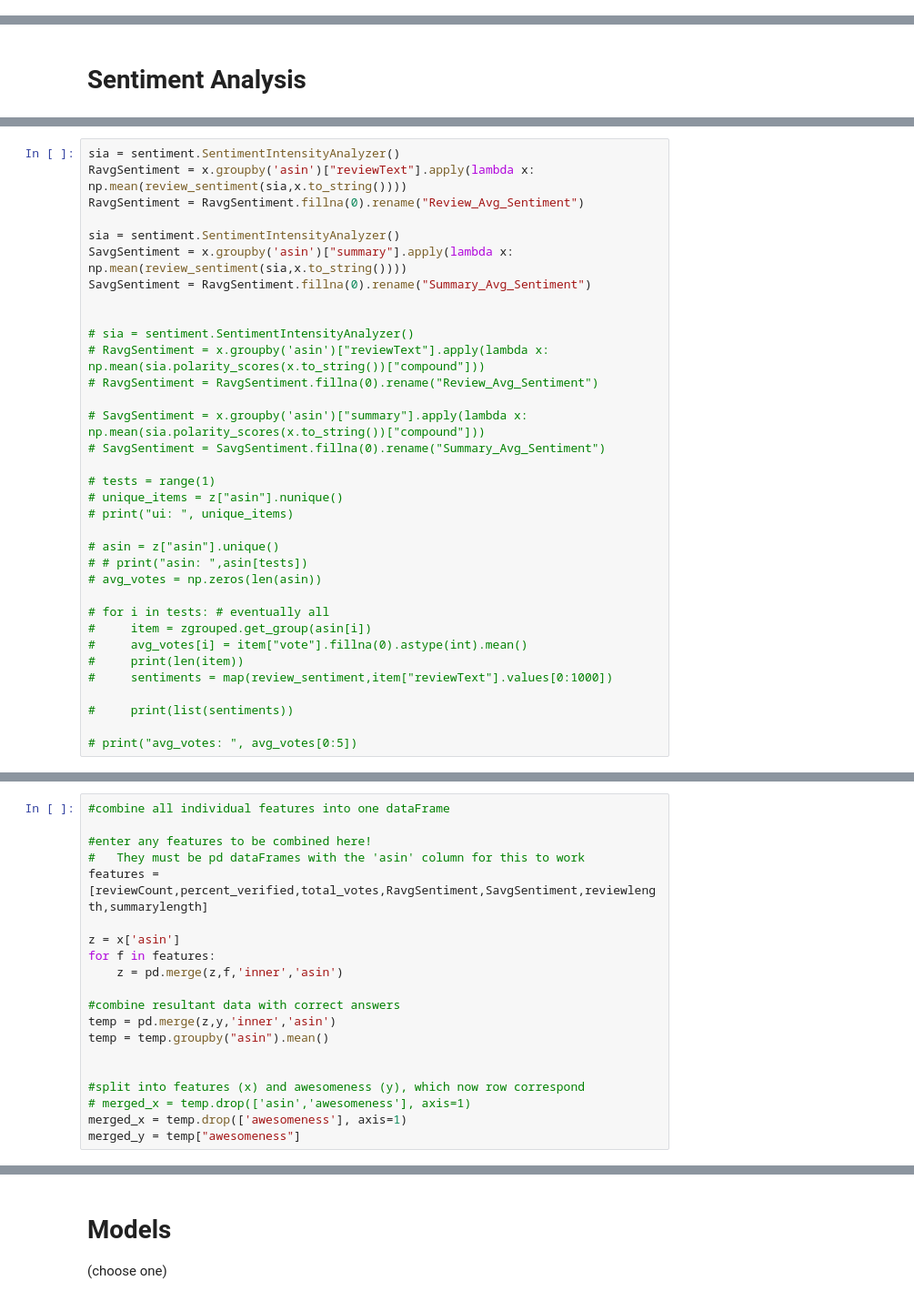
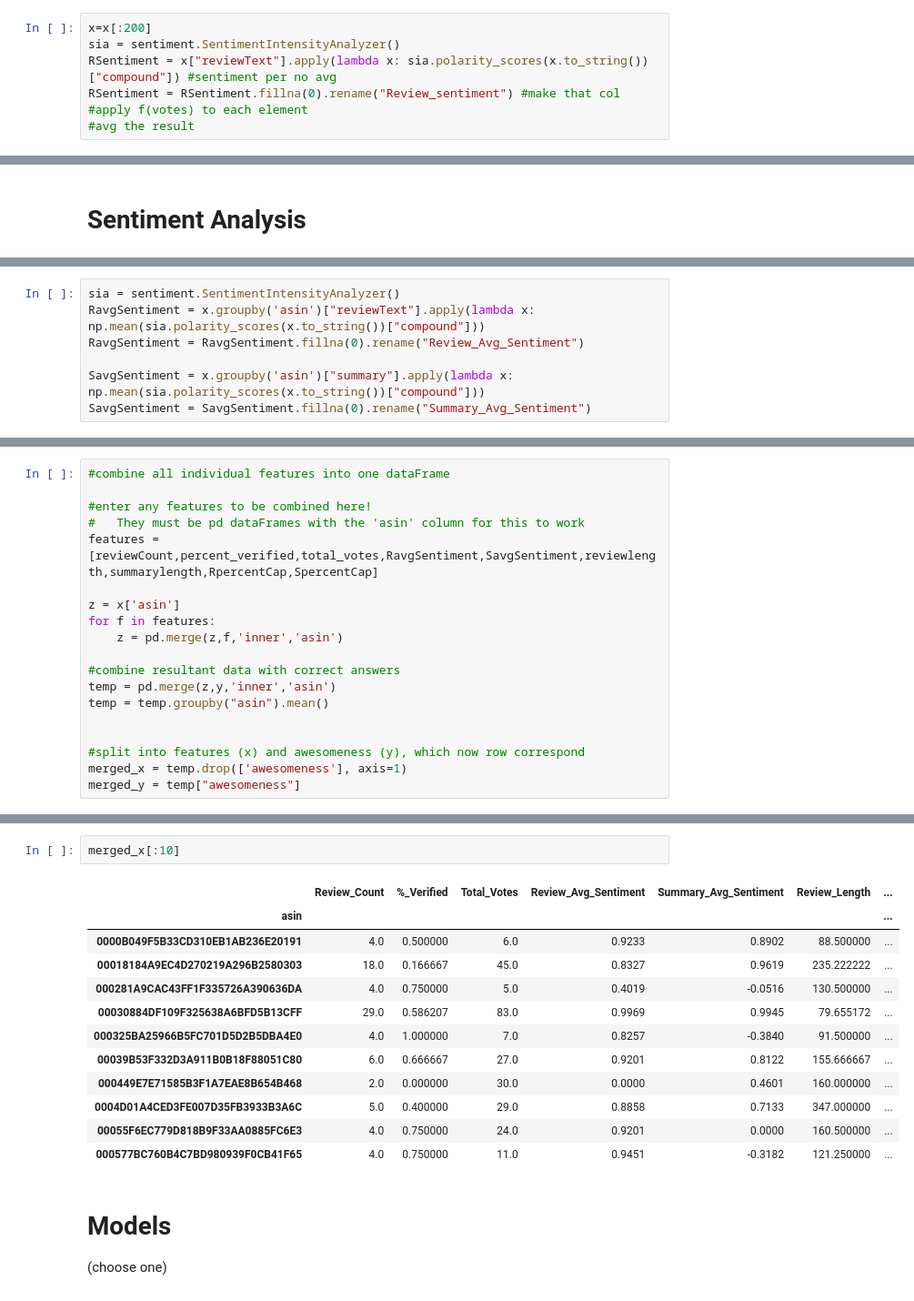
Before and after one commit to mjrog3/amazonawesomeness, a Jupyter notebook: ProjectNotebook.ipynb, the cells around one changed output, grey strips where cells are left out. Shown at 91% size. Cells and saved outputs as stored; diff of their text form.

```diff
--- a/ProjectNotebook.ipynb
+++ b/ProjectNotebook.ipynb
@@ -200,0 +124,7 @@ summarylength = summarylength.fillna(0).rename("Summary_Length")
+# %%
+x=x[:200]
+sia = sentiment.SentimentIntensityAnalyzer()
+RSentiment = x["reviewText"].apply(lambda x: sia.polarity_scores(x.to_string())["compound"]) #sentiment per no avg
+RSentiment = RSentiment.fillna(0).rename("Review_sentiment") #make that col
+#apply f(votes) to each element
+#avg the result
@@ -234,34 +164,7 @@ apply sentiment analysis to data
 # %%
 sia = sentiment.SentimentIntensityAnalyzer()
-RavgSentiment = x.groupby('asin')["reviewText"].apply(lambda x: np.mean(review_sentiment(sia,x.to_string())))
+RavgSentiment = x.groupby('asin')["reviewText"].apply(lambda x: np.mean(sia.polarity_scores(x.to_string())["compound"]))
 RavgSentiment = RavgSentiment.fillna(0).rename("Review_Avg_Sentiment")
 
-sia = sentiment.SentimentIntensityAnalyzer()
-SavgSentiment = x.groupby('asin')["summary"].apply(lambda x: np.mean(review_sentiment(sia,x.to_string())))
-SavgSentiment = RavgSentiment.fillna(0).rename("Summary_Avg_Sentiment")
-
-
-# sia = sentiment.SentimentIntensityAnalyzer()
-# RavgSentiment = x.groupby('asin')["reviewText"].apply(lambda x: np.mean(sia.polarity_scores(x.to_string())["compound"]))
-# RavgSentiment = RavgSentiment.fillna(0).rename("Review_Avg_Sentiment")
-
-# SavgSentiment = x.groupby('asin')["summary"].apply(lambda x: np.mean(sia.polarity_scores(x.to_string())["compound"]))
-# SavgSentiment = SavgSentiment.fillna(0).rename("Summary_Avg_Sentiment")
-
-# tests = range(1)
-# unique_items = z["asin"].nunique()
-# print("ui: ", unique_items)
-
-# asin = z["asin"].unique()
-# # print("asin: ",asin[tests])
-# avg_votes = np.zeros(len(asin))
-
-# for i in tests: # eventually all
-#     item = zgrouped.get_group(asin[i])
-#     avg_votes[i] = item["vote"].fillna(0).astype(int).mean()
-#     print(len(item))
-#     sentiments = map(review_sentiment,item["reviewText"].values[0:1000])
-
-#     print(list(sentiments))
-
-# print("avg_votes: ", avg_votes[0:5])
+SavgSentiment = x.groupby('asin')["summary"].apply(lambda x: np.mean(sia.polarity_scores(x.to_string())["compound"]))
+SavgSentiment = SavgSentiment.fillna(0).rename("Summary_Avg_Sentiment")
@@ -317,7 +203,7 @@ SavgSentiment                  Summary_Avg_Sentiment
 
 #enter any features to be combined here!
 #   They must be pd dataFrames with the 'asin' column for this to work
-features = [reviewCount,percent_verified,total_votes,RavgSentiment,SavgSentiment,reviewlength,summarylength]
+features = [reviewCount,percent_verified,total_votes,RavgSentiment,SavgSentiment,reviewlength,summarylength,RpercentCap,SpercentCap]
 
 z = x['asin']
 for f in features:
@@ -329,6 +215,5 @@ temp = temp.groupby("asin").mean()
 
 
 #split into features (x) and awesomeness (y), which now row correspond
-# merged_x = temp.drop(['asin','awesomeness'], axis=1)
 merged_x = temp.drop(['awesomeness'], axis=1)
 merged_y = temp["awesomeness"]
@@ -376,3 +220,18 @@ print(f"Number of mislabeled points out of a total {x_test.shape[0]} points : {(
+# %%
+merged_x[:10]
+# %% [output]
+|  | Review_Count | %_Verified | Total_Votes | Review_Avg_Sentiment | Summary_Avg_Sentiment | Review_Length | ... |
+| asin |  |  |  |  |  |  | ... |
+| 0000B049F5B33CD310EB1AB236E20191 | 4.0 | 0.500000 | 6.0 | 0.9233 | 0.8902 | 88.500000 | ... |
+| 00018184A9EC4D270219A296B2580303 | 18.0 | 0.166667 | 45.0 | 0.8327 | 0.9619 | 235.222222 | ... |
+| 000281A9CAC43FF1F335726A390636DA | 4.0 | 0.750000 | 5.0 | 0.4019 | -0.0516 | 130.500000 | ... |
+| 00030884DF109F325638A6BFD5B13CFF | 29.0 | 0.586207 | 83.0 | 0.9969 | 0.9945 | 79.655172 | ... |
+| 000325BA25966B5FC701D5D2B5DBA4E0 | 4.0 | 1.000000 | 7.0 | 0.8257 | -0.3840 | 91.500000 | ... |
+| 00039B53F332D3A911B0B18F88051C80 | 6.0 | 0.666667 | 27.0 | 0.9201 | 0.8122 | 155.666667 | ... |
+| 000449E7E71585B3F1A7EAE8B654B468 | 2.0 | 0.000000 | 30.0 | 0.0000 | 0.4601 | 160.000000 | ... |
+| 0004D01A4CED3FE007D35FB3933B3A6C | 5.0 | 0.400000 | 29.0 | 0.8858 | 0.7133 | 347.000000 | ... |
+| 00055F6EC779D818B9F33AA0885FC6E3 | 4.0 | 0.750000 | 24.0 | 0.9201 | 0.0000 | 160.500000 | ... |
+| 000577BC760B4C7BD980939F0CB41F65 | 4.0 | 0.750000 | 11.0 | 0.9451 | -0.3182 | 121.250000 | ... |
 # %% [markdown]
 # Models
 
```
Also changed, not shown: parts of 64 cells of this notebook, 1 other file.
